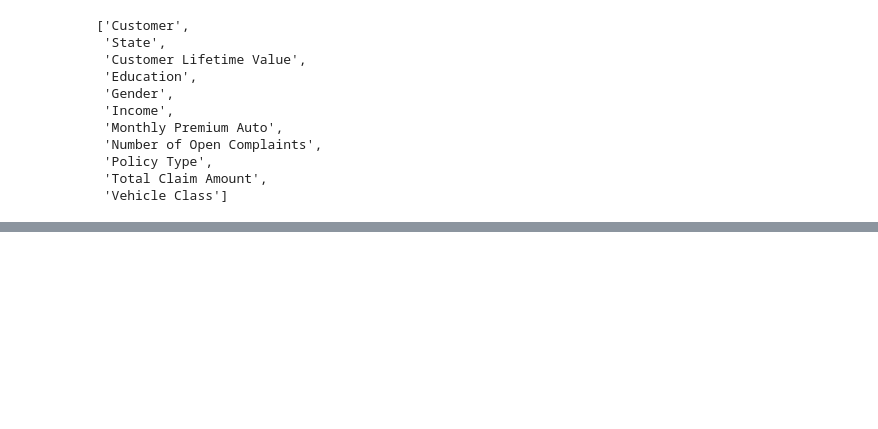
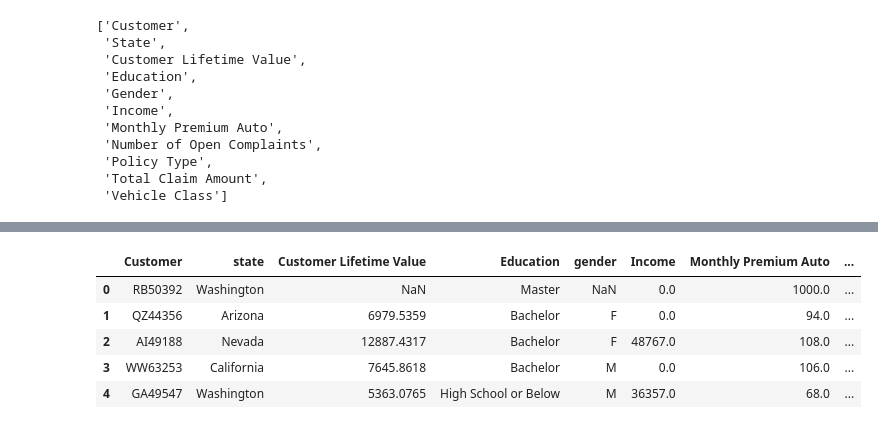
Before and after one commit to colemaqe/lab-customer-analysis-round-1, a Jupyter notebook: files_for_lab/csv_files/Round 1.ipynb, the cells around one changed output, grey strips where cells are left out. Cells and saved outputs as stored; diff of their text form; code cells hidden in the pictures; blank space fills up the shorter version.

```diff
--- a/files_for_lab/csv_files/Round 1.ipynb
+++ b/files_for_lab/csv_files/Round 1.ipynb
@@ -167,0 +206,9 @@ list(file2_reorder)
+# %%
+file1_reorder.head()
+# %% [output]
+|  | Customer | state | Customer Lifetime Value | Education | gender | Income | Monthly Premium Auto | ... |
+| 0 | RB50392 | Washington | NaN | Master | NaN | 0.0 | 1000.0 | ... |
+| 1 | QZ44356 | Arizona | 6979.5359 | Bachelor | F | 0.0 | 94.0 | ... |
+| 2 | AI49188 | Nevada | 12887.4317 | Bachelor | F | 48767.0 | 108.0 | ... |
+| 3 | WW63253 | California | 7645.8618 | Bachelor | M | 0.0 | 106.0 | ... |
+| 4 | GA49547 | Washington | 5363.0765 | High School or Below | M | 36357.0 | 68.0 | ... |
```
Also changed, not shown: parts of 60 cells of this notebook, 1 other file.
